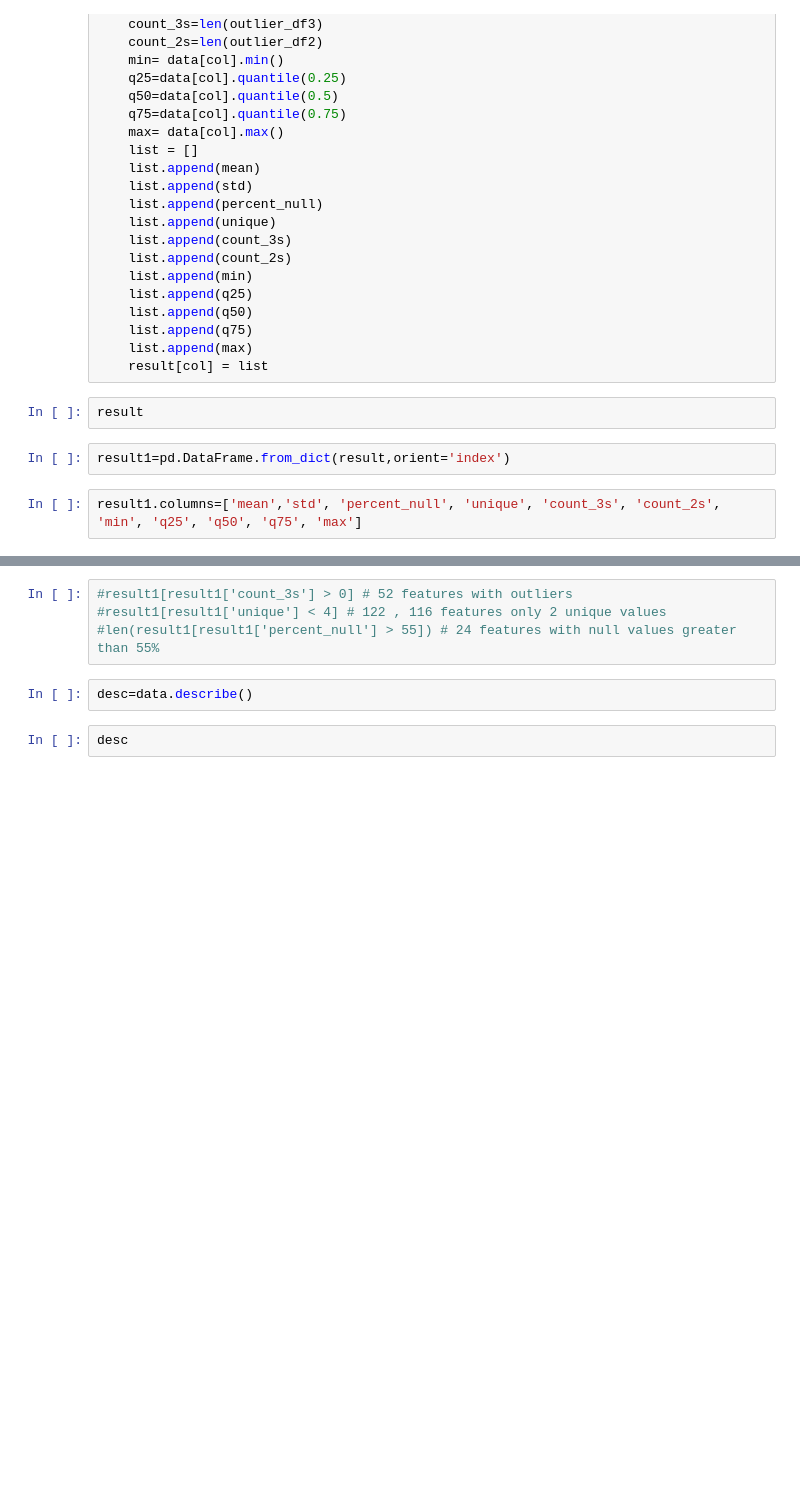
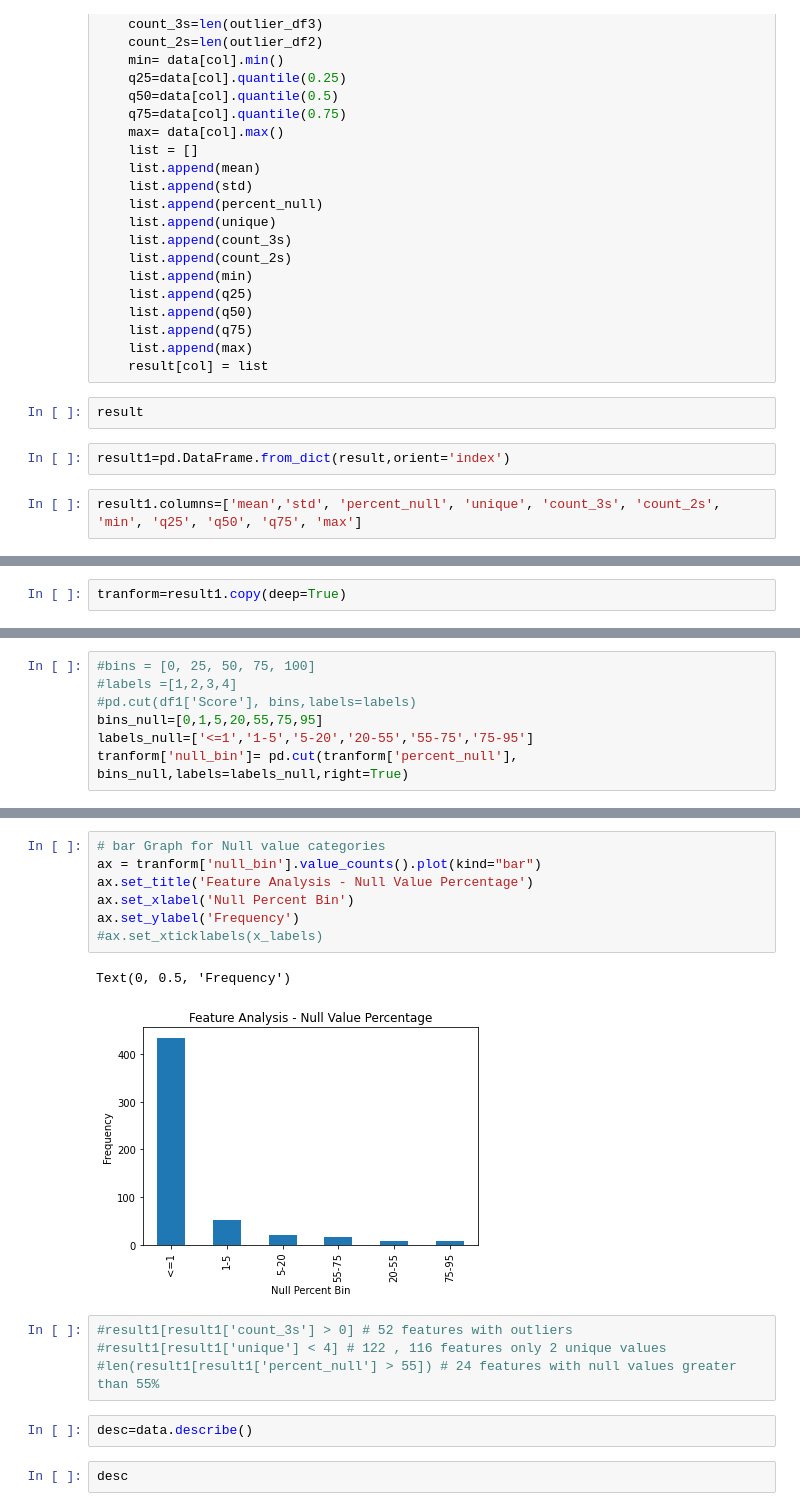
Before and after one commit to hinatanvir/Fault-Detection-SECOM, a Jupyter notebook: EDA.ipynb, the cells around one changed output, grey strips where cells are left out. Cells and saved outputs as stored; diff of their text form; blank space fills up the shorter version.

```diff
--- a/EDA.ipynb
+++ b/EDA.ipynb
@@ -60,0 +99,2 @@ result1.columns=['mean','std', 'percent_null', 'unique', 'count_3s', 'count_2s',
+# %%
+tranform=result1.copy(deep=True)
@@ -60,0 +103,7 @@ result1.columns=['mean','std', 'percent_null', 'unique', 'count_3s', 'count_2s',
+# %%
+#bins = [0, 25, 50, 75, 100]
+#labels =[1,2,3,4]
+#pd.cut(df1['Score'], bins,labels=labels)
+bins_null=[0,1,5,20,55,75,95]
+labels_null=['<=1','1-5','5-20','20-55','55-75','75-95']
+tranform['null_bin']= pd.cut(tranform['percent_null'], bins_null,labels=labels_null,right=True)
@@ -61,3 +120,13 @@ result1.columns=['mean','std', 'percent_null', 'unique', 'count_3s', 'count_2s',
+# %%
+# bar Graph for Null value categories
+ax = tranform['null_bin'].value_counts().plot(kind="bar")
+ax.set_title('Feature Analysis - Null Value Percentage')
+ax.set_xlabel('Null Percent Bin')
+ax.set_ylabel('Frequency')
+#ax.set_xticklabels(x_labels)
+# %% [output]
+Text(0, 0.5, 'Frequency')
+[figure, added]
 # %%
 #result1[result1['count_3s'] > 0] # 52 features with outliers
 #result1[result1['unique'] < 4] # 122 , 116 features only 2 unique values
```
Also changed, not shown: parts of 6 cells of this notebook.
